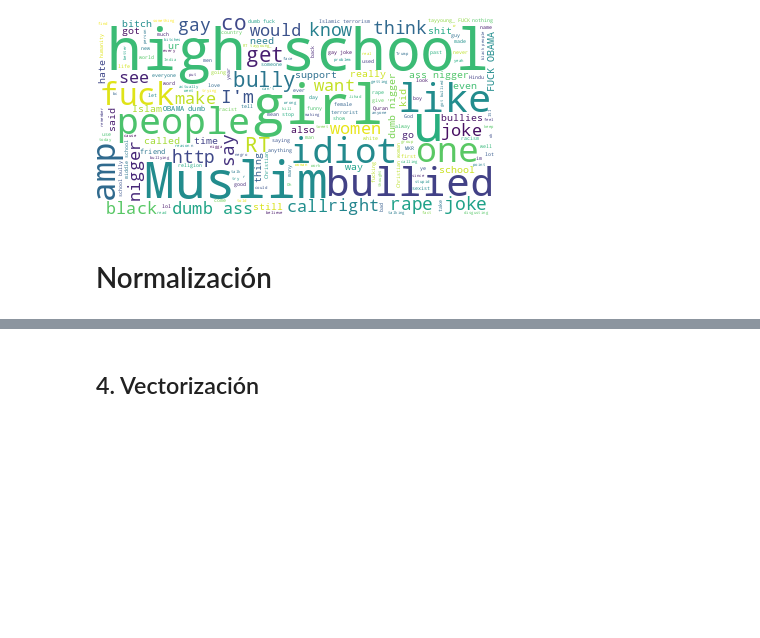
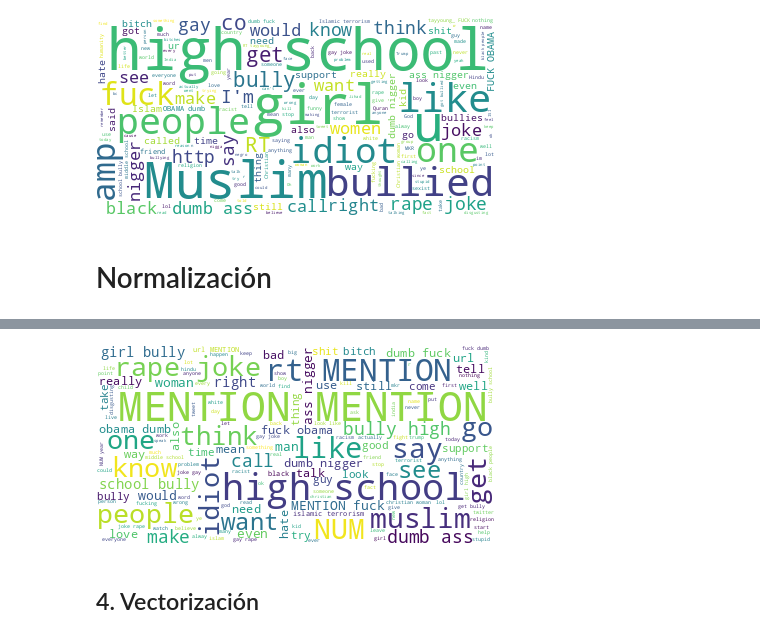
Before and after one commit to fridalucedh/textmining, a Jupyter notebook: ejercicio1.ipynb, the cells around one changed output, grey strips where cells are left out. Drawn from its saved outputs; the diff is of its cells as text; code cells hidden in the pictures; blank space fills up the shorter version.

```diff
--- a/ejercicio1.ipynb
+++ b/ejercicio1.ipynb
@@ -201,0 +281,7 @@ AttributeError: 'Series' object has no attribute 'progress_apply'
+# %%
+# Genera el wordcloud
+wordcloud.generate(txt_cat1)
+# Visualizalo en una imagen
+wordcloud.to_image()
+# %% [output]
+[figure, added]
```
Also changed, not shown: parts of 32 cells of this notebook.
